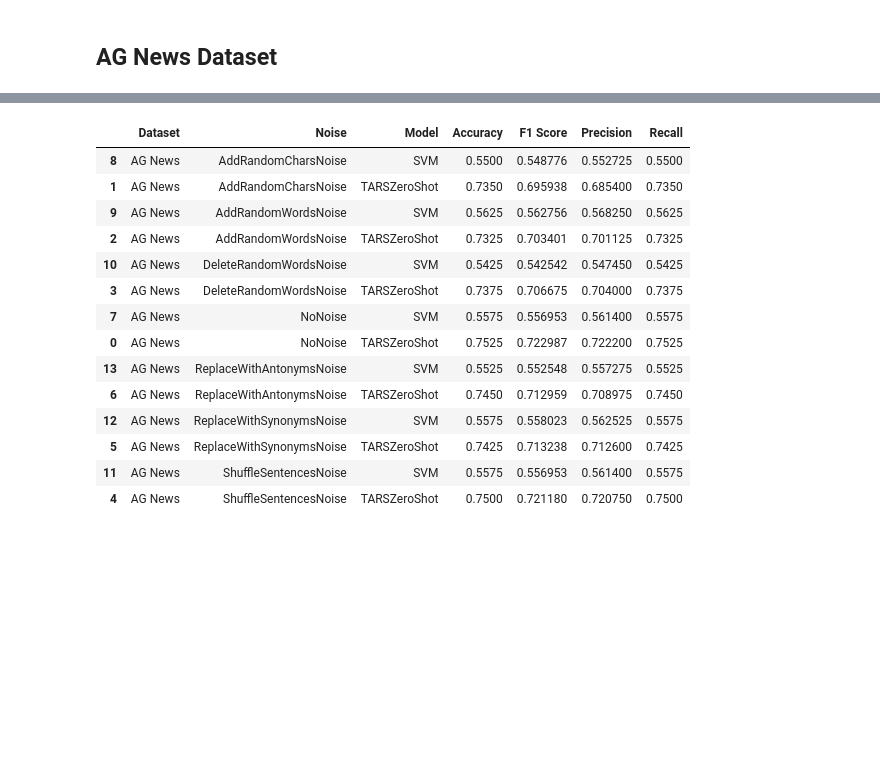
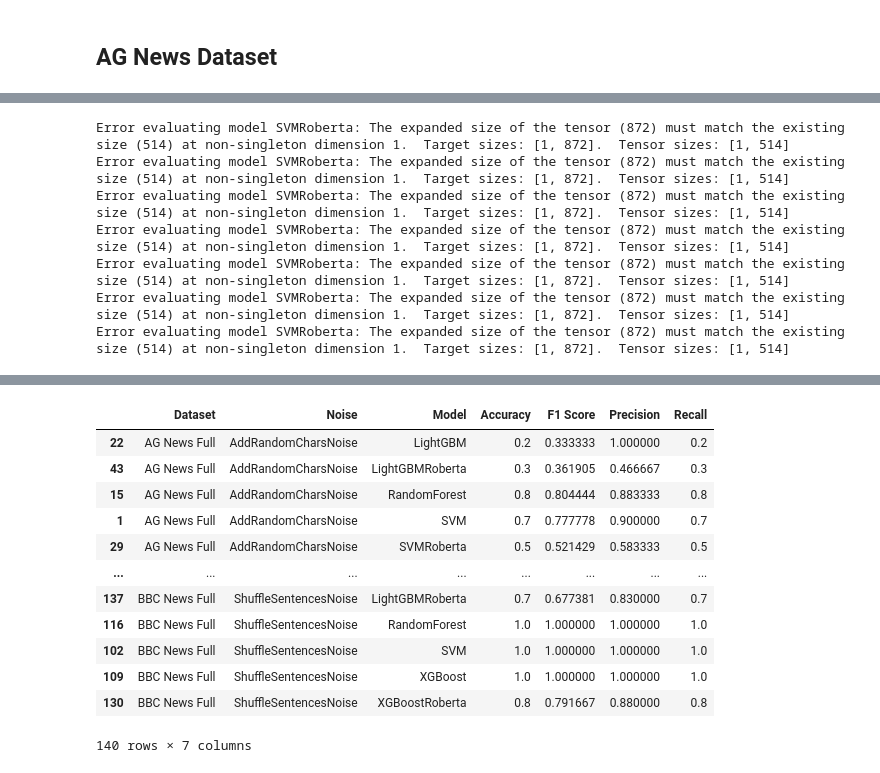
Before and after one commit to salveendutt/Textual_Clustering, a Jupyter notebook: src/pipeline.ipynb, the cells around one changed output, grey strips where cells are left out. Cells and saved outputs as stored; diff of their text form; code cells hidden in the pictures; blank space fills up the shorter version.

```diff
--- a/src/pipeline.ipynb
+++ b/src/pipeline.ipynb
@@ -16,4 +16,4 @@ random.seed(42)
 # %% [markdown]
 ## AG News Dataset
 # %%
-taking_sample = True
+taking_sample = False
@@ -83,3 +127,15 @@ ag_news_train = {
+# %%
+datasets_test = {
+    "AG News Full": (ag_test_sample_desc, ag_test_sample_labels),
+    "AG News LLM labels": (ag_test_sample_desc, ag_test_sample_labels),
+    "BBC News Full": (bbc_test_sample_desc, bbc_test_sample_labels),
+}
+
+datasets_train = {
+    "AG News Full":(ag_train_40_desc, ag_train_40_labels),
+    "AG News LLM labels":(ag_train_llm_desc, ag_train_llm_labels),
+    "BBC News Full": (bbc_train_40_desc, bbc_train_40_labels),
+}
 # %%
 topic_modelling_orchestrator = TopicModelingPipelineOrchestrator()
 topic_modelling_orchestrator.add_models_grid(
@@ -90,15 +146,16 @@ topic_modelling_orchestrator.add_models_grid(
 class_orchestrator = ClassificationPipelineOrchestrator()
 class_orchestrator.add_models_grid(
     model_types=[
+        # 'LLMClassifier',
         # 'TARSZeroShot',
-        'TARSFewShot',
-        # 'SVM',
-        # 'XGBoost',
-        # 'RandomForest',
-        # 'LightGBM',
-        # 'SVMRoberta',
-        # 'XGBoostRoberta',
-        # 'LightGBMRoberta',
+
+        'SVM',
+        'XGBoost',
+        'RandomForest',
+        'LightGBM',
+        'SVMRoberta',
+        'XGBoostRoberta',
+        'LightGBMRoberta',
     ]
     # param_grid={'SVMRoberta': [{}], 'SVM': [{}]}  # Empty dictionary means default parameters
 )
@@ -109,10 +171,10 @@ class_orchestrator.add_models_grid(
 from noise_strategy import *
 noise_strategies = [
     NoNoise(),
-    # AddRandomCharsNoise(),
-    # AddRandomWordsNoise(),
-    # DeleteRandomWordsNoise(),
-    # ShuffleSentencesNoise(noise_level=0.7),
-    # ReplaceWithSynonymsNoise(),
-    # ReplaceWithAntonymsNoise()
+    AddRandomCharsNoise(),
+    AddRandomWordsNoise(),
+    DeleteRandomWordsNoise(),
+    ShuffleSentencesNoise(noise_level=0.7),
+    ReplaceWithSynonymsNoise(),
+    ReplaceWithAntonymsNoise()
 ]
@@ -121,3 +181,3 @@ noise_strategies = [
 # %%
-class_orchestrator.evaluate_with_training(ag_news_train, ag_news_sample, noise_strategies)
+class_orchestrator.evaluate_with_training(datasets_train, datasets_test, noise_strategies)
 # %% [output]
@@ -123,0 +218,7 @@ class_orchestrator.evaluate_with_training(ag_news_train, ag_news_sample, noise_s
+Error evaluating model SVMRoberta: The expanded size of the tensor (872) must match the existing size (514) at non-singleton dimension 1.  Target sizes: [1, 872].  Tensor sizes: [1, 514]
+Error evaluating model SVMRoberta: The expanded size of the tensor (872) must match the existing size (514) at non-singleton dimension 1.  Target sizes: [1, 872].  Tensor sizes: [1, 514]
+Error evaluating model SVMRoberta: The expanded size of the tensor (872) must match the existing size (514) at non-singleton dimension 1.  Target sizes: [1, 872].  Tensor sizes: [1, 514]
+Error evaluating model SVMRoberta: The expanded size of the tensor (872) must match the existing size (514) at non-singleton dimension 1.  Target sizes: [1, 872].  Tensor sizes: [1, 514]
+Error evaluating model SVMRoberta: The expanded size of the tensor (872) must match the existing size (514) at non-singleton dimension 1.  Target sizes: [1, 872].  Tensor sizes: [1, 514]
+Error evaluating model SVMRoberta: The expanded size of the tensor (872) must match the existing size (514) at non-singleton dimension 1.  Target sizes: [1, 872].  Tensor sizes: [1, 514]
+Error evaluating model SVMRoberta: The expanded size of the tensor (872) must match the existing size (514) at non-singleton dimension 1.  Target sizes: [1, 872].  Tensor sizes: [1, 514]
@@ -124,15 +242,13 @@ class_orchestrator.evaluate_with_training(ag_news_train, ag_news_sample, noise_s
 |  | Dataset | Noise | Model | Accuracy | F1 Score | Precision | Recall |
-| 8 | AG News | AddRandomCharsNoise | SVM | 0.5500 | 0.548776 | 0.552725 | 0.5500 |
-| 1 | AG News | AddRandomCharsNoise | TARSZeroShot | 0.7350 | 0.695938 | 0.685400 | 0.7350 |
-| 9 | AG News | AddRandomWordsNoise | SVM | 0.5625 | 0.562756 | 0.568250 | 0.5625 |
-| 2 | AG News | AddRandomWordsNoise | TARSZeroShot | 0.7325 | 0.703401 | 0.701125 | 0.7325 |
-| 10 | AG News | DeleteRandomWordsNoise | SVM | 0.5425 | 0.542542 | 0.547450 | 0.5425 |
-| 3 | AG News | DeleteRandomWordsNoise | TARSZeroShot | 0.7375 | 0.706675 | 0.704000 | 0.7375 |
-| 7 | AG News | NoNoise | SVM | 0.5575 | 0.556953 | 0.561400 | 0.5575 |
-| 0 | AG News | NoNoise | TARSZeroShot | 0.7525 | 0.722987 | 0.722200 | 0.7525 |
-| 13 | AG News | ReplaceWithAntonymsNoise | SVM | 0.5525 | 0.552548 | 0.557275 | 0.5525 |
-| 6 | AG News | ReplaceWithAntonymsNoise | TARSZeroShot | 0.7450 | 0.712959 | 0.708975 | 0.7450 |
-| 12 | AG News | ReplaceWithSynonymsNoise | SVM | 0.5575 | 0.558023 | 0.562525 | 0.5575 |
-| 5 | AG News | ReplaceWithSynonymsNoise | TARSZeroShot | 0.7425 | 0.713238 | 0.712600 | 0.7425 |
-| 11 | AG News | ShuffleSentencesNoise | SVM | 0.5575 | 0.556953 | 0.561400 | 0.5575 |
-| 4 | AG News | ShuffleSentencesNoise | TARSZeroShot | 0.7500 | 0.721180 | 0.720750 | 0.7500 |
+| 22 | AG News Full | AddRandomCharsNoise | LightGBM | 0.2 | 0.333333 | 1.000000 | 0.2 |
+| 43 | AG News Full | AddRandomCharsNoise | LightGBMRoberta | 0.3 | 0.361905 | 0.466667 | 0.3 |
+| 15 | AG News Full | AddRandomCharsNoise | RandomForest | 0.8 | 0.804444 | 0.883333 | 0.8 |
+| 1 | AG News Full | AddRandomCharsNoise | SVM | 0.7 | 0.777778 | 0.900000 | 0.7 |
+| 29 | AG News Full | AddRandomCharsNoise | SVMRoberta | 0.5 | 0.521429 | 0.583333 | 0.5 |
+| ... | ... | ... | ... | ... | ... | ... | ... |
+| 137 | BBC News Full | ShuffleSentencesNoise | LightGBMRoberta | 0.7 | 0.677381 | 0.830000 | 0.7 |
+| 116 | BBC News Full | ShuffleSentencesNoise | RandomForest | 1.0 | 1.000000 | 1.000000 | 1.0 |
+| 102 | BBC News Full | ShuffleSentencesNoise | SVM | 1.0 | 1.000000 | 1.000000 | 1.0 |
+| 109 | BBC News Full | ShuffleSentencesNoise | XGBoost | 1.0 | 1.000000 | 1.000000 | 1.0 |
+| 130 | BBC News Full | ShuffleSentencesNoise | XGBoostRoberta | 0.8 | 0.791667 | 0.880000 | 0.8 |
+140 rows × 7 columns
```
Also changed, not shown: parts of 14 cells of this notebook, 7 other files.
